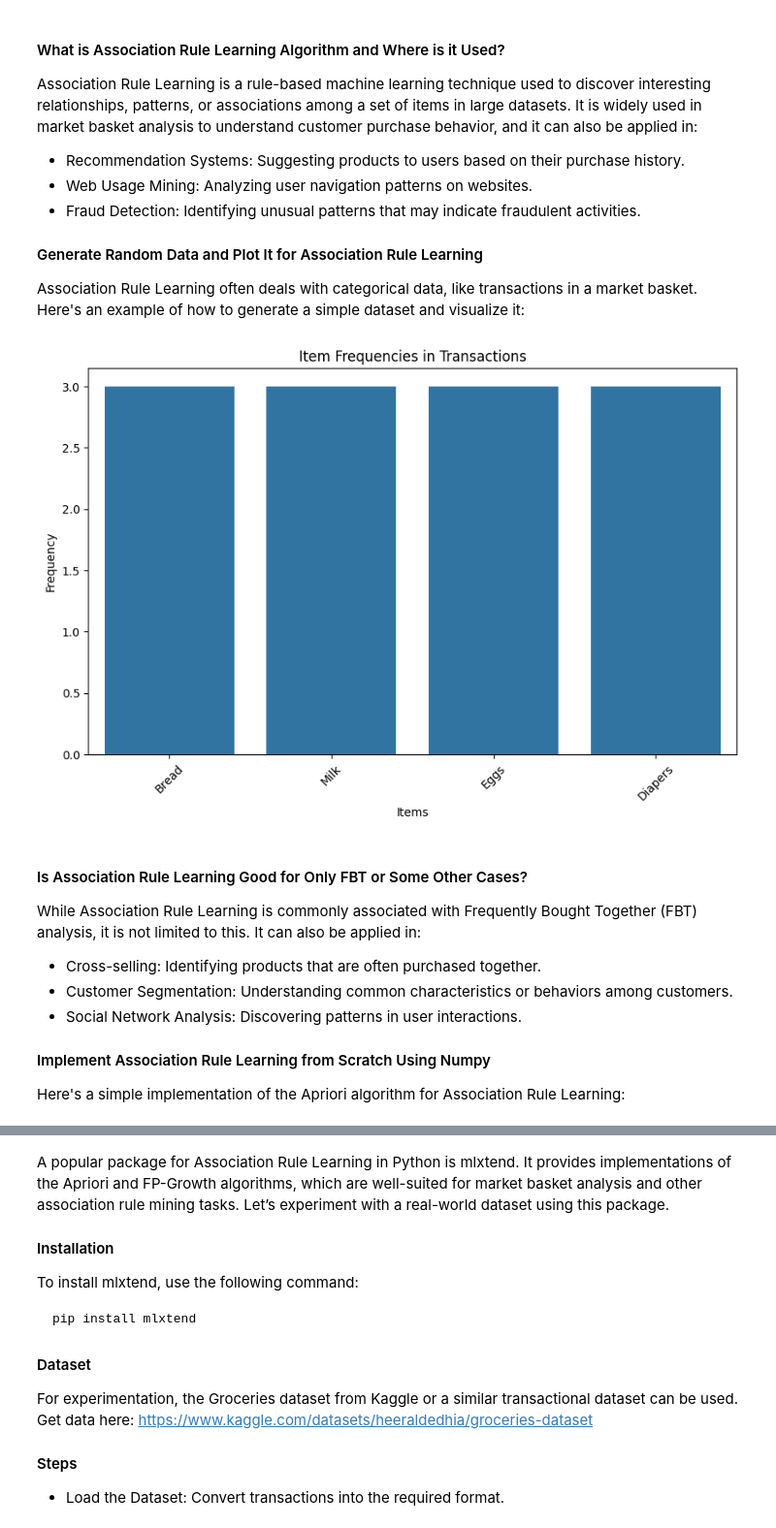
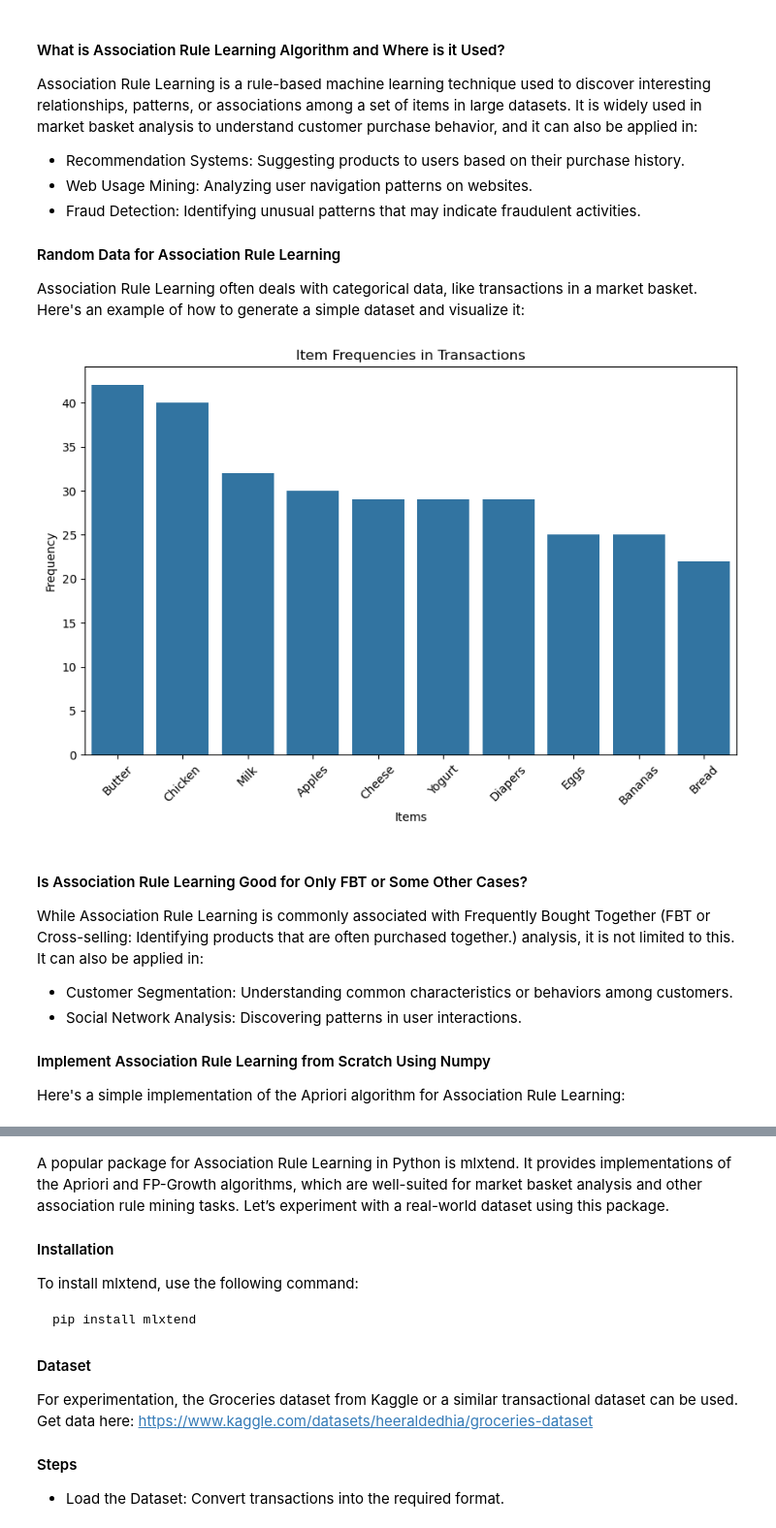
Before and after one commit to analyticsbot/deep-learning, a Jupyter notebook: ml-concepts/notebooks/association_rule_learning.ipynb, the cells around one changed output, grey strips where cells are left out. Shown at 97% size. Saved outputs shown, nothing was run; the diff lists cells and outputs as text; code cells hidden in the pictures.

Commit message:
changes to association rule learning

```diff
--- a/ml-concepts/notebooks/association_rule_learning.ipynb
+++ b/ml-concepts/notebooks/association_rule_learning.ipynb
@@ -6,39 +6,56 @@ Association Rule Learning is a rule-based machine learning technique used to dis
 - Web Usage Mining: Analyzing user navigation patterns on websites.
 - Fraud Detection: Identifying unusual patterns that may indicate fraudulent activities.
 
-#### Generate Random Data and Plot It for Association Rule Learning
+#### Random Data for Association Rule Learning
 Association Rule Learning often deals with categorical data, like transactions in a market basket. Here's an example of how to generate a simple dataset and visualize it:
-# %%
-import pandas as pd
-import matplotlib.pyplot as plt
-import seaborn as sns
-
-# Generate random data for transactions
-data = {
-    'Transaction': [1, 1, 1, 2, 2, 3, 3, 4, 4, 5, 5, 5],
-    'Item': ['Bread', 'Milk', 'Eggs', 'Bread', 'Diapers', 'Milk', 'Diapers', 'Eggs', 'Bread', 'Milk', 'Eggs', 'Diapers']
-}
-
-df = pd.DataFrame(data)
-
-# Count the occurrences of items
-item_counts = df['Item'].value_counts()
-
-# Plotting the item frequencies
-plt.figure(figsize=(10, 6))
-sns.barplot(x=item_counts.index, y=item_counts.values)
-plt.title('Item Frequencies in Transactions')
-plt.xlabel('Items')
-plt.ylabel('Frequency')
-plt.xticks(rotation=45)
-plt.show()
-# %% [output]
-[figure, removed]
+# %%
+import pandas as pd
+import numpy as np
+import matplotlib.pyplot as plt
+import seaborn as sns
+
+# Define items and number of transactions
+items = ['Bread', 'Milk', 'Eggs', 'Diapers', 'Cheese', 'Butter', 'Yogurt', 'Apples', 'Bananas', 'Chicken']
+num_transactions = 100  # Total number of transactions to generate
+
+# Generate a list of unique transaction IDs
+transaction_ids = list(range(1, num_transactions + 1))
+
+# Initialize an empty list to hold the transaction data
+data = []
+
+# Simulate transactions
+for transaction_id in transaction_ids:
+    # Randomly decide the number of items for this transaction (between 1 and 5)
+    num_items = np.random.randint(1, 6)
+
+    # Randomly select unique items for this transaction
+    selected_items = np.random.choice(items, size=num_items, replace=False)
+
+    # Append each selected item along with the transaction ID to the data list
+    for item in selected_items:
+        data.append({'Transaction': transaction_id, 'Item': item})
+
+# Create a DataFrame from the generated data
+df = pd.DataFrame(data)
+
+# Count the occurrences of each item in the transactions
+item_counts = df['Item'].value_counts()
+
+# Plotting the item frequencies
+plt.figure(figsize=(10, 6))
+sns.barplot(x=item_counts.index, y=item_counts.values)  # Create a bar plot for item frequencies
+plt.title('Item Frequencies in Transactions')  # Set the title of the plot
+plt.xlabel('Items')  # Label for the x-axis
+plt.ylabel('Frequency')  # Label for the y-axis
+plt.xticks(rotation=45)  # Rotate x-axis labels for better readability
+plt.show()  # Display the plot
+# %% [output]
+[figure, added]
 # %% [markdown]
 #### Is Association Rule Learning Good for Only FBT or Some Other Cases?
-While Association Rule Learning is commonly associated with Frequently Bought Together (FBT) analysis, it is not limited to this. It can also be applied in:
+While Association Rule Learning is commonly associated with Frequently Bought Together (FBT or Cross-selling: Identifying products that are often purchased together.) analysis, it is not limited to this. It can also be applied in:
 
-- Cross-selling: Identifying products that are often purchased together.
 - Customer Segmentation: Understanding common characteristics or behaviors among customers.
 - Social Network Analysis: Discovering patterns in user interactions.
 
```
Also changed, not shown: parts of 10 cells of this notebook.
